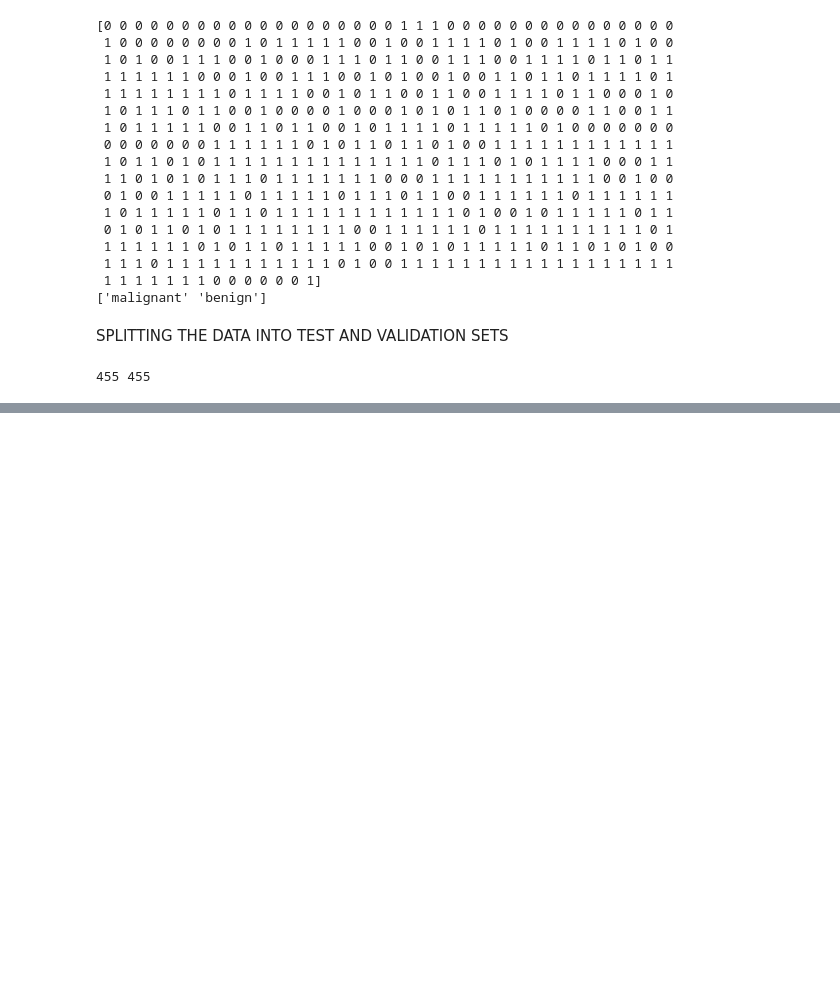
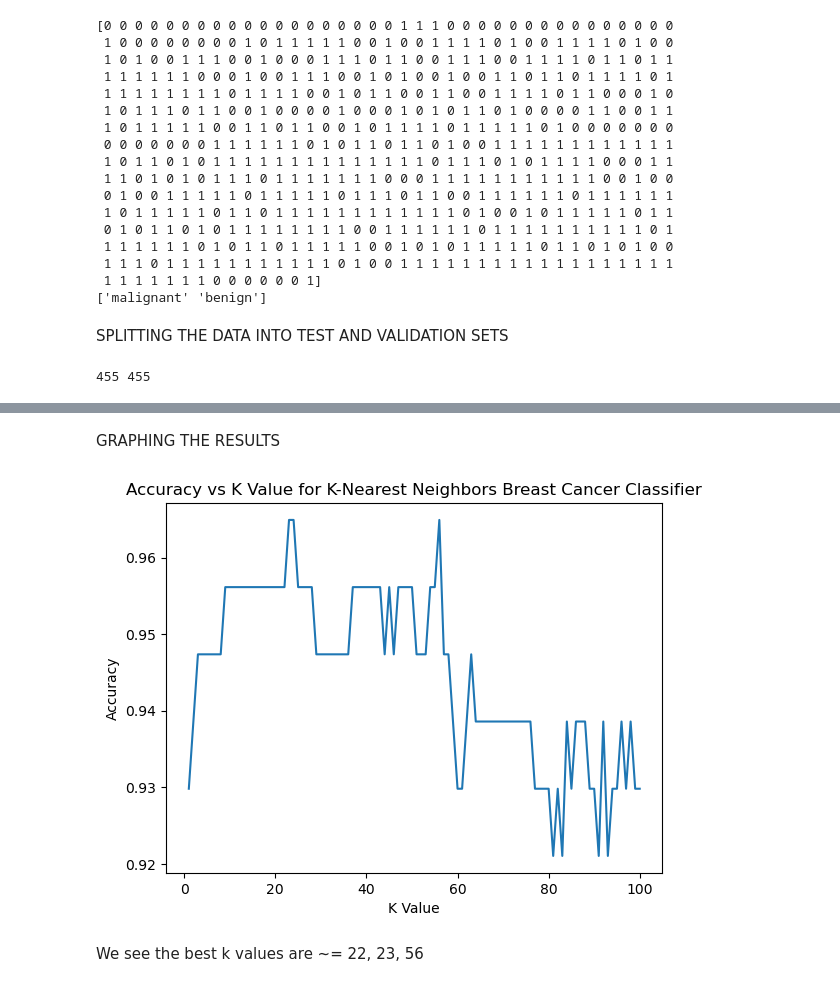
Before and after one commit to ammaarmelethil/KNearestNeighbors_Cancer_Classifier, a Jupyter notebook: Cancer_Classifier.ipynb, the cells around one changed output, grey strips where cells are left out. Drawn from its saved outputs; the diff is of its cells as text; code cells hidden in the pictures; blank space fills up the shorter version.

```diff
--- a/Cancer_Classifier.ipynb
+++ b/Cancer_Classifier.ipynb
@@ -62,0 +65,5 @@ print(len(training_data), len(training_labels)) # Should be the same size
+# %%
+# Initial test at k=3:
+classifier = KNeighborsClassifier(n_neighbors=3)
+classifier.fit(training_data, training_labels) # Training the classifier
+print(classifier.score(testing_data, testing_labels))
@@ -62,0 +72,6 @@ print(len(training_data), len(training_labels)) # Should be the same size
+# %%
+# Testing validation accuracy at k = (1, 100) to determine best k
+for k in range(1, 101):
+    classifier = KNeighborsClassifier(n_neighbors=k)
+    classifier.fit(training_data, training_labels)
+    print(classifier.score(testing_data, testing_labels))
@@ -62,0 +96,19 @@ print(len(training_data), len(training_labels)) # Should be the same size
+# %% [markdown]
+GRAPHING THE RESULTS
+# %%
+k_list = range(1,101)
+accuracies = []
+for k_val in k_list:
+    classifier = KNeighborsClassifier(n_neighbors=k_val)
+    classifier.fit(training_data, training_labels)
+    accuracies.append(classifier.score(testing_data, testing_labels))
+# %%
+plt.plot(k_list, accuracies)
+plt.xlabel('K Value')
+plt.ylabel('Accuracy')
+plt.title('Accuracy vs K Value for K-Nearest Neighbors Breast Cancer Classifier')
+plt.show()
+# %% [output]
+[figure, added]
+# %% [markdown]
+We see the best k values are ~= 22, 23, 56
```
Also changed, not shown: parts of 4 cells of this notebook.
